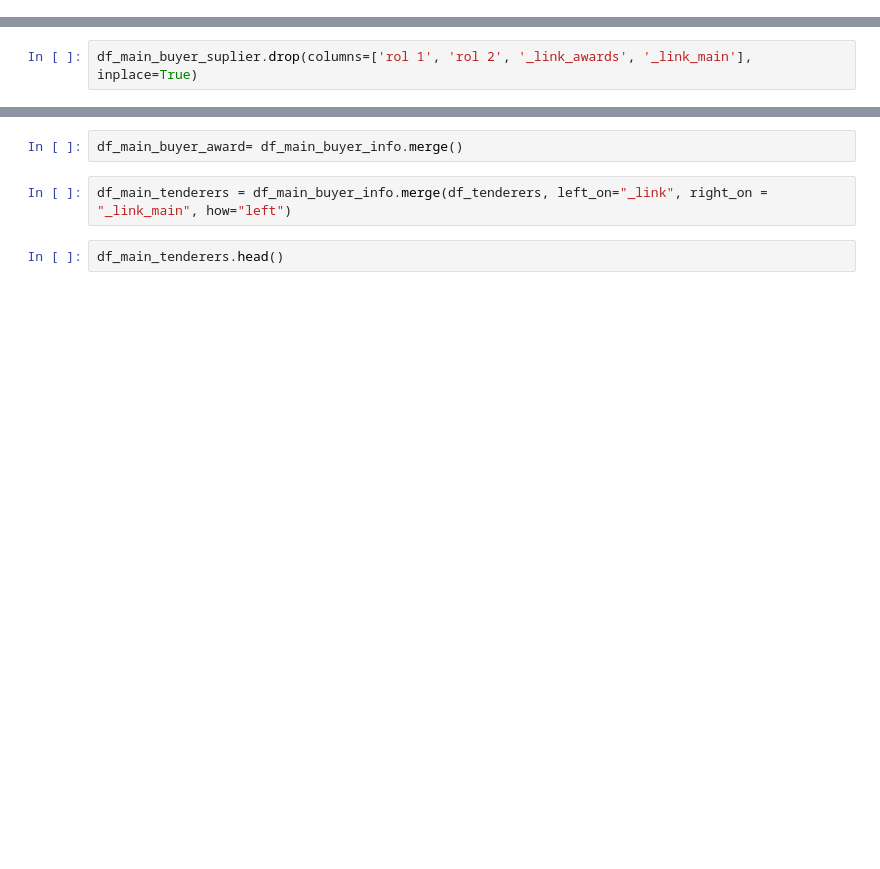
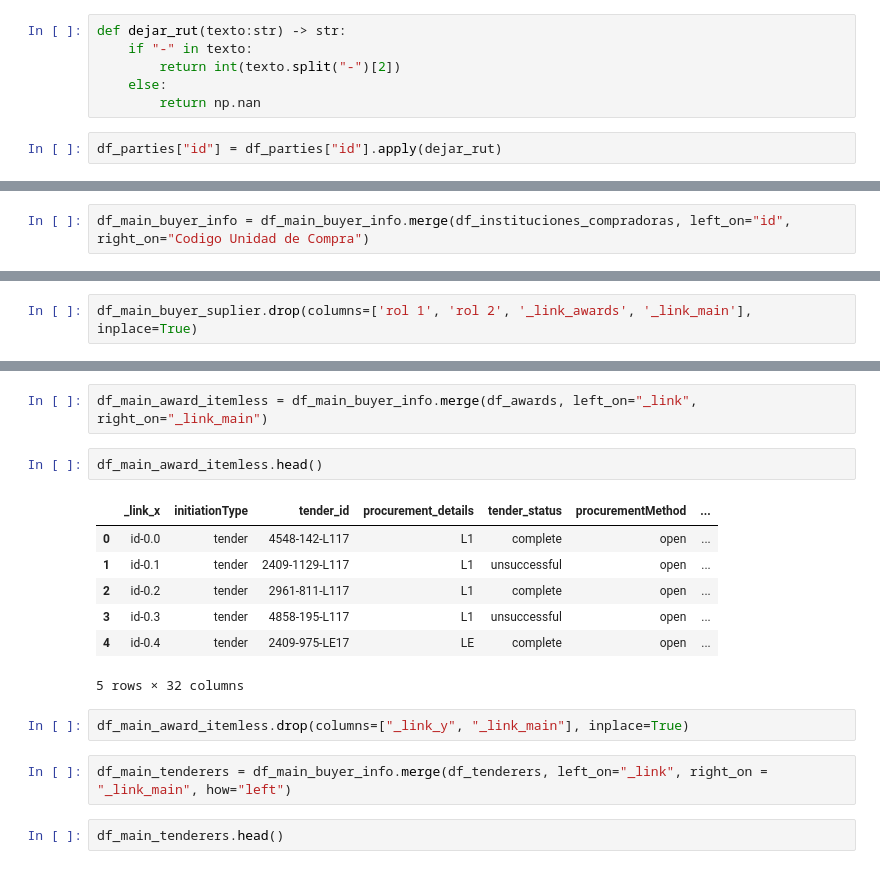
Before and after one commit to Camila-Rojas-05/Proyecto-IMT-2200-1-Grupo-14, a Jupyter notebook: Datos y trabajo con muestras/Revision_limpieza_2018.ipynb, the cells around one changed output, grey strips where cells are left out. Cells and saved outputs as stored; diff of their text form; blank space fills up the shorter version.

```diff
--- a/Datos y trabajo con muestras/Revision_limpieza_2018.ipynb
+++ b/Datos y trabajo con muestras/Revision_limpieza_2018.ipynb
@@ -465,3 +630,11 @@ df_parties.info()
+# %%
+def dejar_rut(texto:str) -> str:
+    if "-" in texto:
+        return int(texto.split("-")[2])
+    else:
+        return np.nan
+# %%
+df_parties["id"] = df_parties["id"].apply(dejar_rut)
 # %%
 df_parties.drop(columns=["roles"], inplace=True)
 # %% [markdown]
@@ -643,2 +1217,4 @@ df_main_buyer_info.info()
+# %%
+df_main_buyer_info = df_main_buyer_info.merge(df_instituciones_compradoras, left_on="id", right_on="Codigo Unidad de Compra")
 # %%
 df_main_buyer_info.head()
@@ -677,5 +1326,17 @@ df_tenderers.head()
-# %%
-df_main_buyer_award= df_main_buyer_info.merge()
+# %%
+df_main_award_itemless = df_main_buyer_info.merge(df_awards, left_on="_link", right_on="_link_main")
+# %%
+df_main_award_itemless.head()
+# %% [output]
+|  | _link_x | initiationType | tender_id | procurement_details | tender_status | procurementMethod | ... |
+| 0 | id-0.0 | tender | 4548-142-L117 | L1 | complete | open | ... |
+| 1 | id-0.1 | tender | 2409-1129-L117 | L1 | unsuccessful | open | ... |
+| 2 | id-0.2 | tender | 2961-811-L117 | L1 | complete | open | ... |
+| 3 | id-0.3 | tender | 4858-195-L117 | L1 | unsuccessful | open | ... |
+| 4 | id-0.4 | tender | 2409-975-LE17 | LE | complete | open | ... |
+5 rows × 32 columns
+# %%
+df_main_award_itemless.drop(columns=["_link_y", "_link_main"], inplace=True)
 # %%
 df_main_tenderers = df_main_buyer_info.merge(df_tenderers, left_on="_link", right_on = "_link_main", how="left")
 # %%
```
Also changed, not shown: parts of 78 cells of this notebook.
